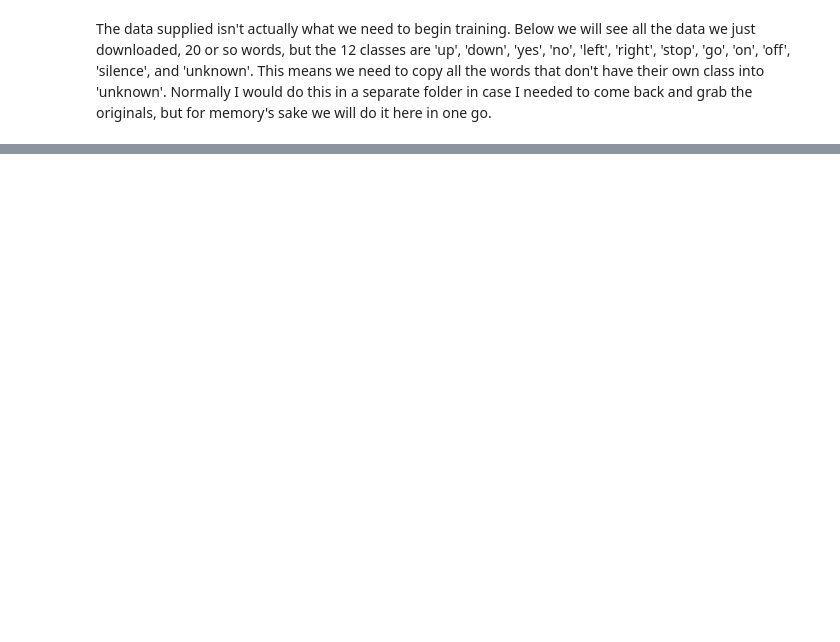
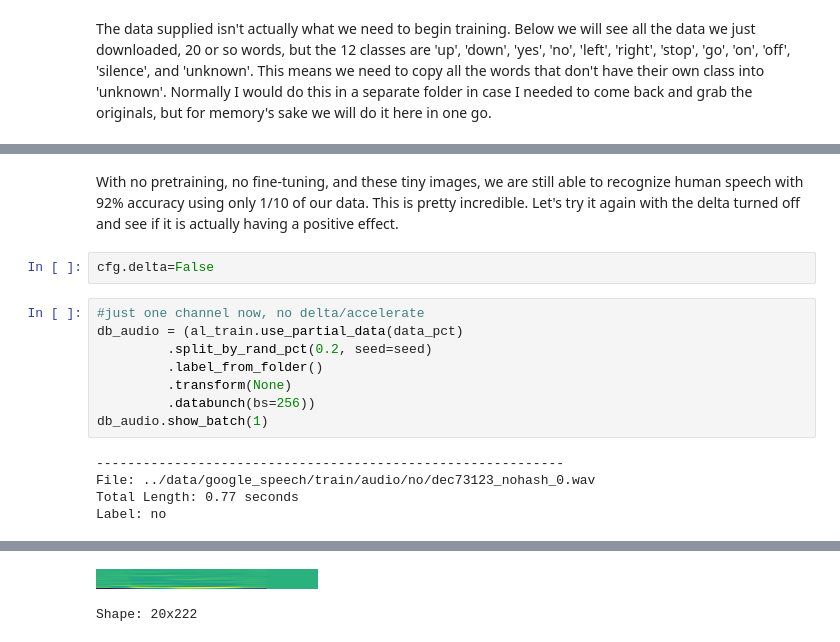
Before and after one commit to tbass134/fastai_audio, a Jupyter notebook: tutorials/05a-Googlespeech_Kaggle_MFCC+delta.ipynb, the cells around one changed output, grey strips where cells are left out. Drawn from its saved outputs; the diff is of its cells as text; blank space fills up the shorter version.

```diff
--- a/tutorials/05a-Googlespeech_Kaggle_MFCC+delta.ipynb
+++ b/tutorials/05a-Googlespeech_Kaggle_MFCC+delta.ipynb
@@ -208,0 +256,17 @@ librosa.display.specshow(librosa.power_to_db(librosa.feature.melspectrogram(y, h
+# %% [markdown]
+With no pretraining, no fine-tuning, and these tiny images, we are still able to recognize human speech with 92% accuracy using only 1/10 of our data. This is pretty incredible. Let's try it again with the delta turned off and see if it is actually having a positive effect.
+# %%
+cfg.delta=False
+# %%
+#just one channel now, no delta/accelerate
+db_audio = (al_train.use_partial_data(data_pct)
+         .split_by_rand_pct(0.2, seed=seed)
+         .label_from_folder()
+         .transform(None)
+         .databunch(bs=256))
+db_audio.show_batch(1)
+# %% [output]
+------------------------------------------------------------
+File: ../data/google_speech/train/audio/no/dec73123_nohash_0.wav
+Total Length: 0.77 seconds
+Label: no
@@ -208,0 +274,2 @@ librosa.display.specshow(librosa.power_to_db(librosa.feature.melspectrogram(y, h
+[figure, added]
+Shape: 20x222
```
Also changed, not shown: parts of 72 cells of this notebook.
